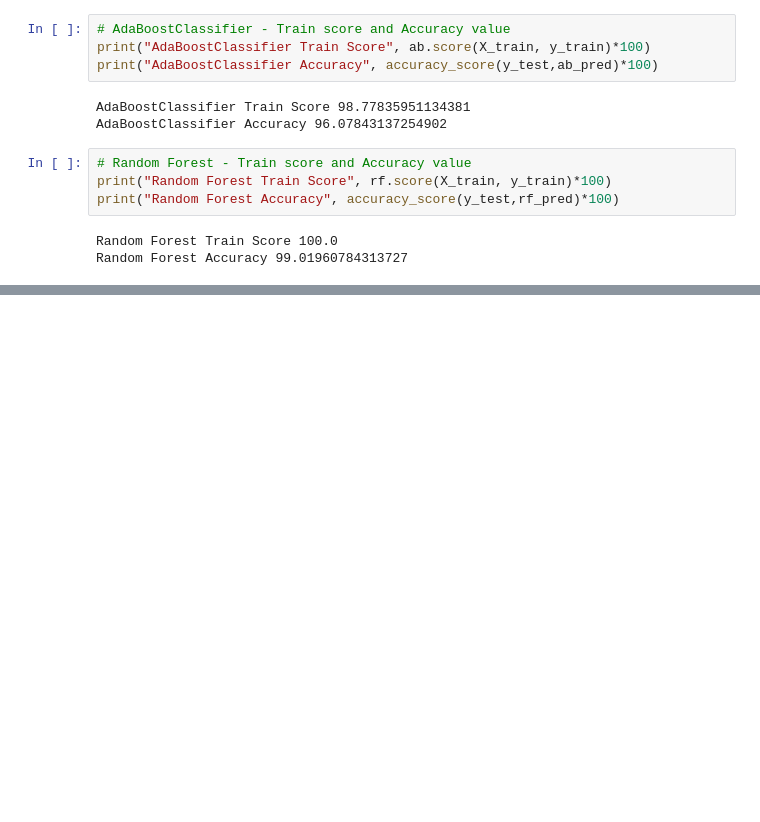
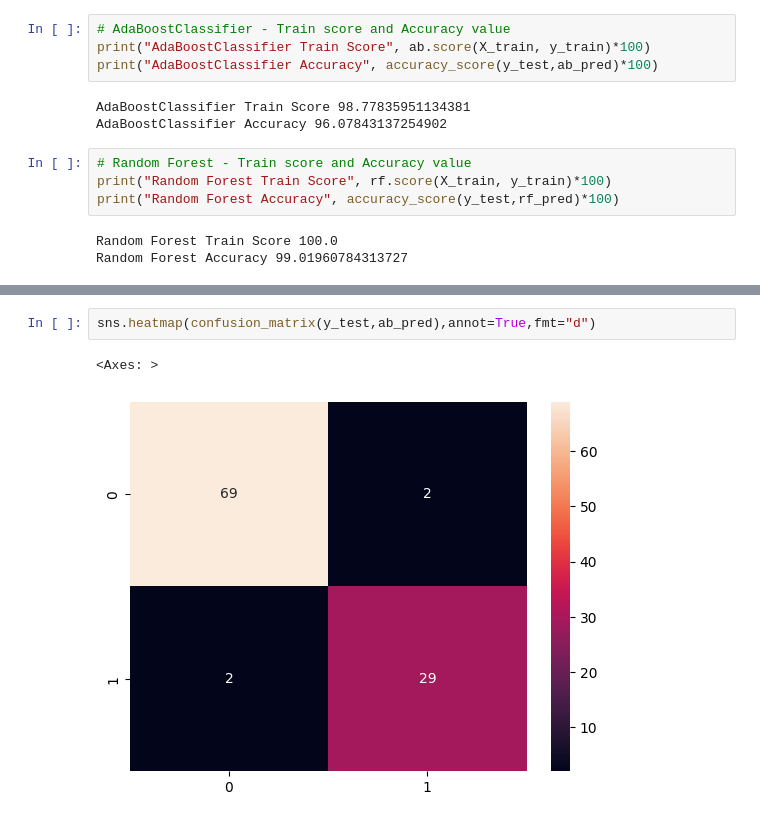
Before and after one commit to ecembostancioglu/breast_cancer_ml, a Jupyter notebook: breast_cancer.ipynb, the cells around one changed output, grey strips where cells are left out. Drawn from its saved outputs; the diff is of its cells as text; blank space fills up the shorter version.

```diff
--- a/breast_cancer.ipynb
+++ b/breast_cancer.ipynb
@@ -313,0 +375,5 @@ Random Forest Accuracy 99.01960784313727
+# %%
+sns.heatmap(confusion_matrix(y_test,ab_pred),annot=True,fmt="d")
+# %% [output]
+<Axes: >
+[figure, added]
```
Also changed, not shown: parts of 10 cells of this notebook.
